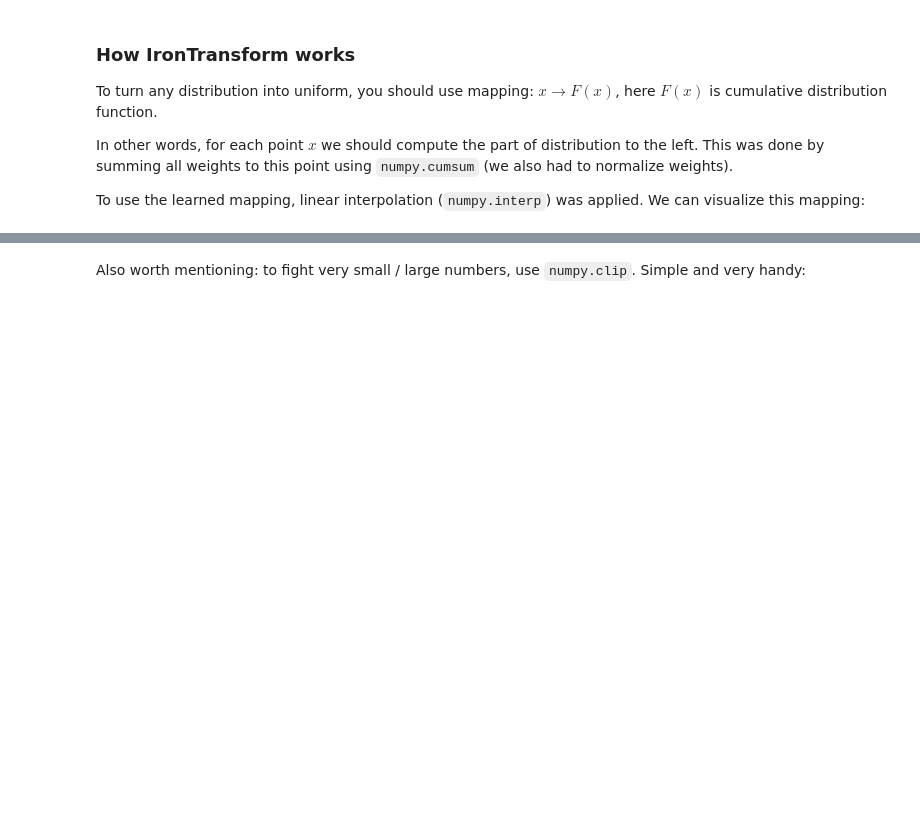
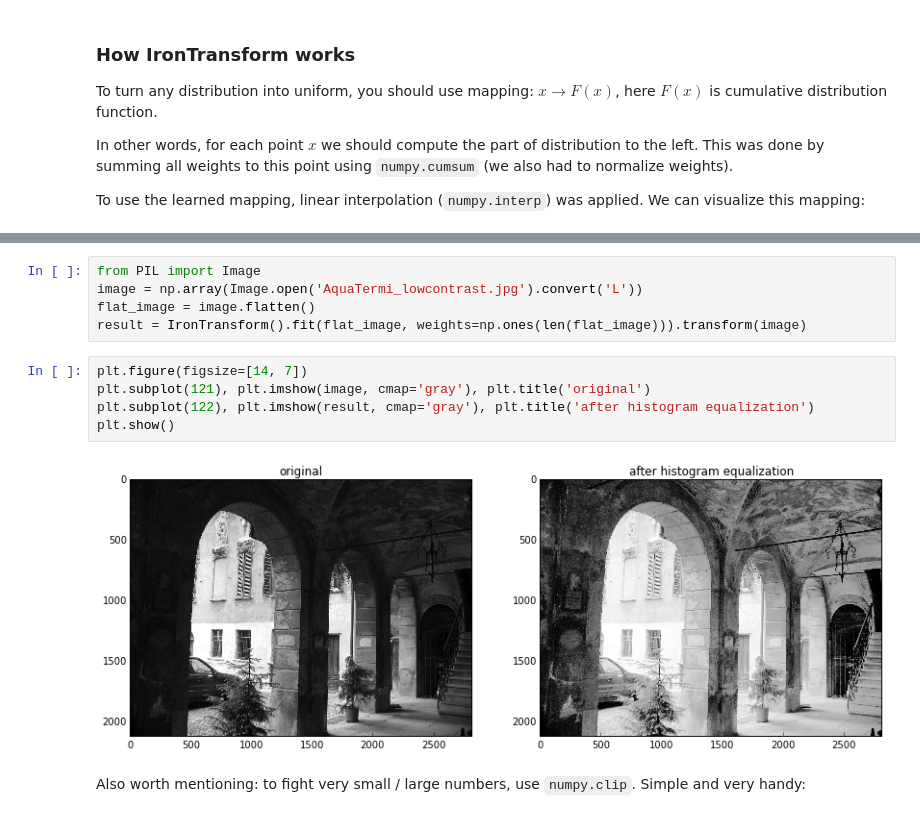
Before and after one commit to arogozhnikov/arogozhnikov.github.io, a Jupyter notebook: notebooks/2015-09-29-NumpyTipsAndTricks1.ipynb, the cells around one changed output, grey strips where cells are left out. Saved outputs shown, nothing was run; the diff lists cells and outputs as text; blank space fills up the shorter version.

```diff
--- a/notebooks/2015-09-29-NumpyTipsAndTricks1.ipynb
+++ b/notebooks/2015-09-29-NumpyTipsAndTricks1.ipynb
@@ -153,3 +157,15 @@ plt.plot(iron.x, iron.y)
+# %%
+from PIL import Image
+image = np.array(Image.open('AquaTermi_lowcontrast.jpg').convert('L'))
+flat_image = image.flatten()
+result = IronTransform().fit(flat_image, weights=np.ones(len(flat_image))).transform(image)
+# %%
+plt.figure(figsize=[14, 7])
+plt.subplot(121), plt.imshow(image, cmap='gray'), plt.title('original')
+plt.subplot(122), plt.imshow(result, cmap='gray'), plt.title('after histogram equalization')
+plt.show()
+# %% [output]
+[figure, added]
 # %% [markdown]
 Also worth mentioning: to fight very small / large numbers, use `numpy.clip`. Simple and very handy:
 # %%
```
Also changed, not shown: parts of 41 cells of this notebook, 3 other files.
